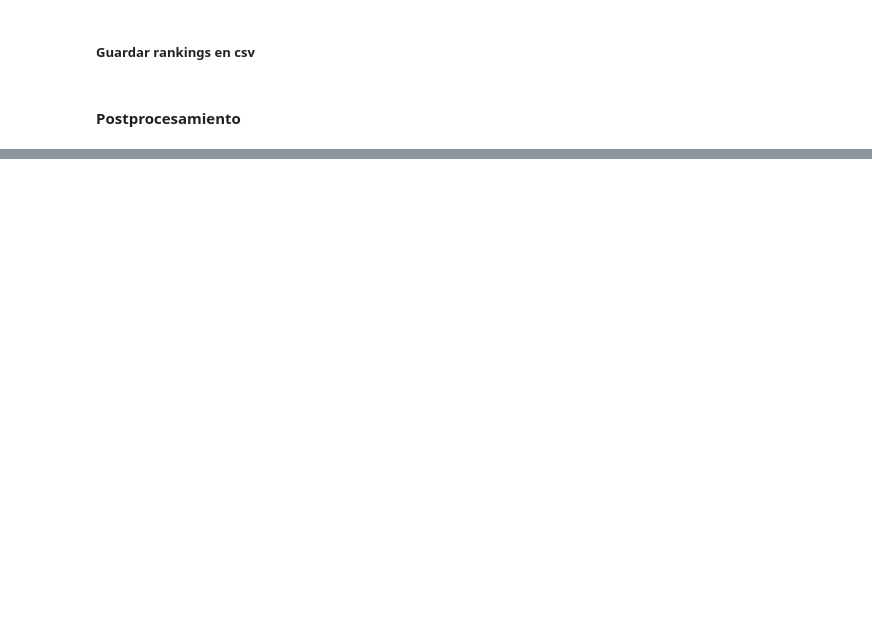
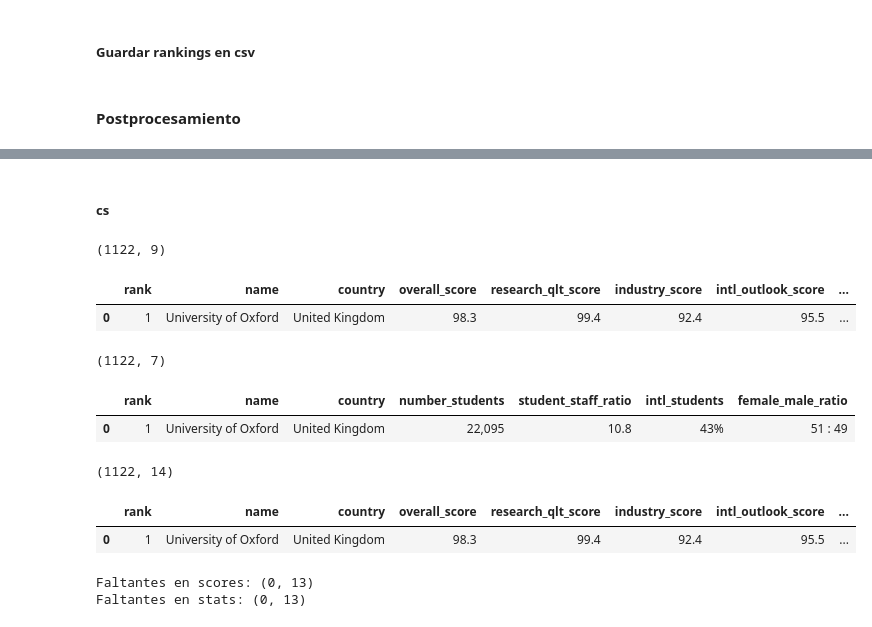
Before and after one commit to ECisneros20/web-scraping-the-rankings, a Jupyter notebook: notebooks/web_scraping2.ipynb, the cells around one changed output, grey strips where cells are left out. Drawn from its saved outputs; the diff is of its cells as text; code cells hidden in the pictures; blank space fills up the shorter version.

```diff
--- a/notebooks/web_scraping2.ipynb
+++ b/notebooks/web_scraping2.ipynb
@@ -501,0 +659,67 @@ df_en_stats.to_csv(f"{ruta_csv}/en_stats.csv", index=False)
+# %% [markdown]
+##### cs
+# %%
+# Convertir de object a str los valores de rank, name y country
+in_col_1 = "rank"
+in_col_2 = "name"
+in_col_3 = "country"
+df_cs_scores[in_col_1] = df_cs_scores[in_col_1].astype(str)
+df_cs_scores[in_col_2] = df_cs_scores[in_col_2].astype(str)
+df_cs_scores[in_col_3] = df_cs_scores[in_col_3].astype(str)
+# Convertir str =10 a int 10, 201-250 a 201 y autoincrementales, y 1001+
+# a 1001 y autoincrementales
+in_col_4 = in_col_1
+df_cs_scores = convertir_ranking(df_cs_scores, in_col_4)
+df_cs_scores[in_col_4] = df_cs_scores[in_col_4].astype(int)
+# Convertir de str a float el valor de overall_score
+in_col_5 = "overall_score"
+df_cs_scores[in_col_5] = df_cs_scores[in_col_5].apply(max_overall_score).astype(float)
+# Resultados
+print(df_cs_scores.shape)
+df_cs_scores.head(1)
+# %% [output]
+(1122, 9)
+|  | rank | name | country | overall_score | research_qlt_score | industry_score | intl_outlook_score | ... |
+| 0 | 1 | University of Oxford | United Kingdom | 98.3 | 99.4 | 92.4 | 95.5 | ... |
+# %%
+# Convertir de object a str los valores de rank, name y country
+in_col_1 = "rank"
+in_col_2 = "name"
+in_col_3 = "country"
+df_cs_stats[in_col_1] = df_cs_stats[in_col_1].astype(str)
+df_cs_stats[in_col_2] = df_cs_stats[in_col_2].astype(str)
+df_cs_stats[in_col_3] = df_cs_stats[in_col_3].astype(str)
+# Convertir str =10 a int 10, 201-250 a 201 y autoincrementales, y 1001+
+# a 1001 y autoincrementales
+in_col_4 = in_col_1
+df_cs_stats = convertir_ranking(df_cs_stats, in_col_4)
+df_cs_stats[in_col_4] = df_cs_stats[in_col_4].astype(int)
+# Resultados
+print(df_cs_stats.shape)
+df_cs_stats.head(1)
+# %% [output]
+(1122, 7)
+|  | rank | name | country | number_students | student_staff_ratio | intl_students | female_male_ratio |
+| 0 | 1 | University of Oxford | United Kingdom | 22,095 | 10.8 | 43% | 51 : 49 |
+# %%
+df_cs = pd.merge(
+    df_cs_scores,
+    df_cs_stats,
+    on=["rank", "name", "country"],
+    how="outer",
+    indicator=True,
+)
+print(df_cs.shape)
+df_cs.head(1)
+# %% [output]
+(1122, 14)
+|  | rank | name | country | overall_score | research_qlt_score | industry_score | intl_outlook_score | ... |
+| 0 | 1 | University of Oxford | United Kingdom | 98.3 | 99.4 | 92.4 | 95.5 | ... |
+# %%
+missing_df_cs_scores = df_cs[df_cs["_merge"] == "right_only"].drop(columns=["_merge"])
+missing_df_cs_stats = df_cs[df_cs["_merge"] == "left_only"].drop(columns=["_merge"])
+print(f"Faltantes en scores: {missing_df_cs_scores.shape}")
+print(f"Faltantes en stats: {missing_df_cs_stats.shape}")
+# %% [output]
+Faltantes en scores: (0, 13)
+Faltantes en stats: (0, 13)
```
Also changed, not shown: parts of 16 cells of this notebook, 4 other files.
